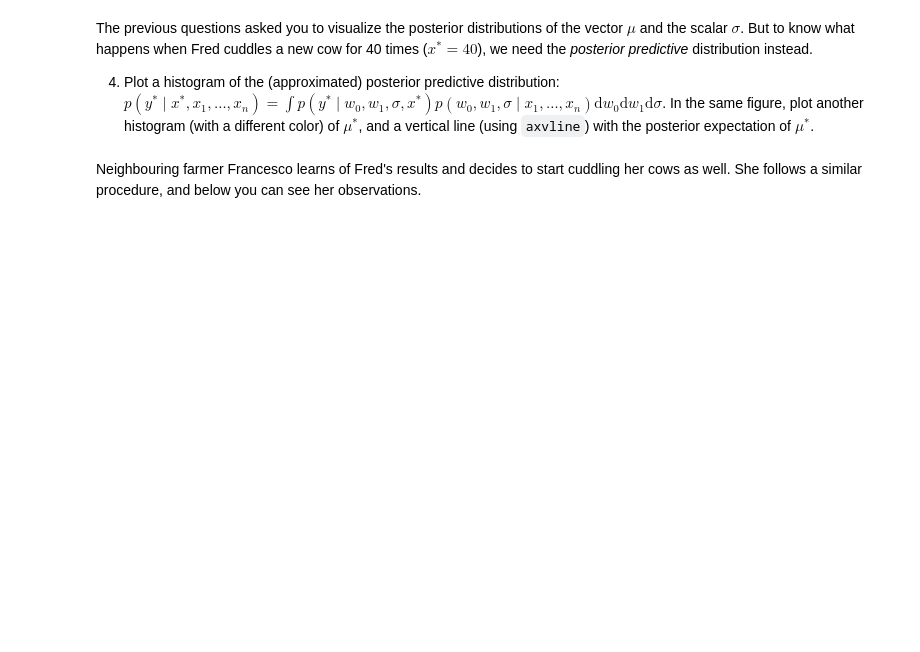
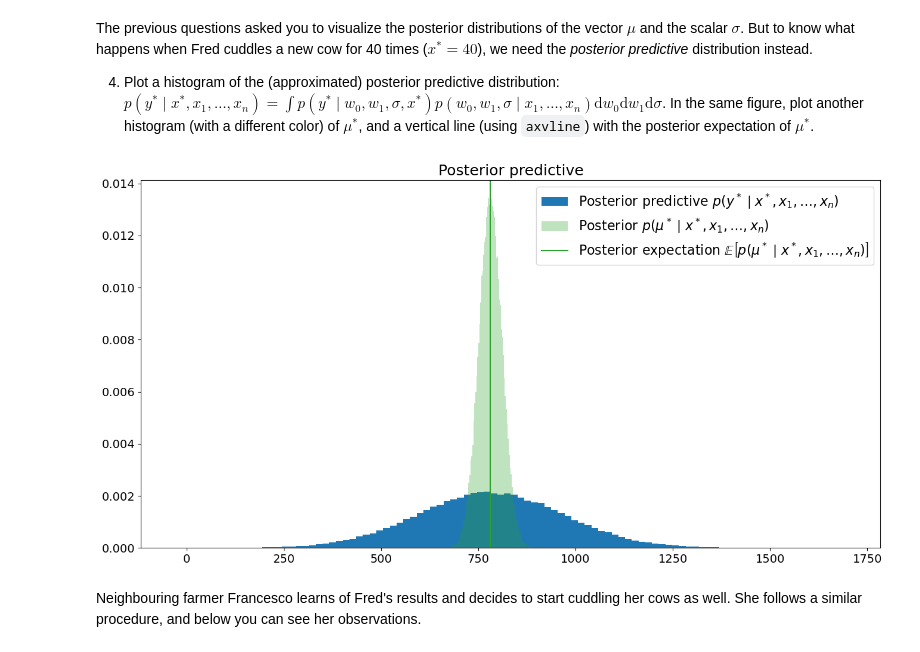
Before and after one commit to DerOeko/SOW-BKI203BS, a Jupyter notebook: LargeAssignment1/Ferdinand_Paar_s1128559_Samuel_Nellessen_s1102282_Assignment_LargeAssignment1.ipynb, the cells around one changed output. Saved outputs shown, nothing was run; the diff lists cells and outputs as text; code cells hidden in the pictures; blank space fills up the shorter version.

```diff
--- a/LargeAssignment1/Ferdinand_Paar_s1128559_Samuel_Nellessen_s1102282_Assignment_LargeAssignment1.ipynb
+++ b/LargeAssignment1/Ferdinand_Paar_s1128559_Samuel_Nellessen_s1102282_Assignment_LargeAssignment1.ipynb
@@ -602,17 +603,15 @@ from einops import rearrange, reduce, repeat
 plt.figure(figsize=(16, 8))
 ax = plt.gca()
 ax.plot(x, y, 'rx', label='Observations')
-nu, sigma, w, mu = samples['nu'], samples['sigma'], samples['w'], samples['mu']
+sigma, w, mu = samples['sigma'], samples['w'], samples['mu']
 m = 100
 
 x_plot = np.linspace(0, 30, num=m)
 w0_samples = w[0, :, :].flatten()
 w1_samples = w[1, :, :].flatten()
 
-x_repeat = np.repeat(x_plot[:, np.newaxis], num_samples*num_chains, axis=1).T
 
 mu_samples = w0_samples[:, None] + w1_samples[:, None] * x_plot[None, :]
-
 mu_exp = mu_samples.mean(axis=0) # get the posterior expectation of mu
 mu_lower2 = np.percentile(mu_samples, 2.5, axis=0)
 mu_upper2 = np.percentile(mu_samples, 97.5, axis=0)
@@ -658,19 +662,22 @@ The previous questions asked you to visualize the posterior distributions of the
 4. Plot a histogram of the (approximated) posterior predictive distribution: $p(y^* \mid x^*, x_1, \ldots, x_n)=\int p(y^* \mid w_0, w_1, \sigma, x^*)p(w_0, w_1, \sigma \mid x_1, \ldots, x_n) \text{d}w_0 \text{d}w_1 \text{d}\sigma$. In the same figure, plot another histogram (with a different color) of $\mu^*$, and a vertical line (using `axvline`) with the posterior expectation of $\mu^*$.
 # %%
 x_pred = 40
+mu_preds = w0_samples + w1_samples * x_pred
 
-y_pred = np.random.normal(loc=..., scale=...)
+y_pred = np.random.normal(loc=mu_preds, scale=sigma_samples)
 
 plt.figure(figsize=(16,8))
 ax = plt.gca()
 ax.hist(y_pred, density=True, bins=100,
         label='Posterior predictive $p(y^* \mid x^*, x_1, \ldots, x_n)$')
-ax.hist(..., density=True, bins=100, alpha=0.3, color='tab:green',
+ax.hist(mu_preds, density=True, bins=100, alpha=0.3, color='tab:green',
         label=r'Posterior $p(\mu^* \mid x^*, x_1, \ldots, x_n)$')
-ax.axvline(x=..., color='tab:green',
+ax.axvline(x=mu_preds.mean(), color='tab:green',
            label=r'Posterior expectation $\mathbb{E}\left[p(\mu^* \mid x^*, x_1, \ldots, x_n)\right]$')
 ax.legend(fontsize=16)
 ax.set_title('Posterior predictive');
+# %% [output]
+[figure, added]
 # %% [markdown]
 Neighbouring farmer Francesco learns of Fred's results and decides to start cuddling her cows as well. She follows a similar procedure, and below you can see her observations.
 # %%
```
Also changed, not shown: parts of 21 cells of this notebook.
